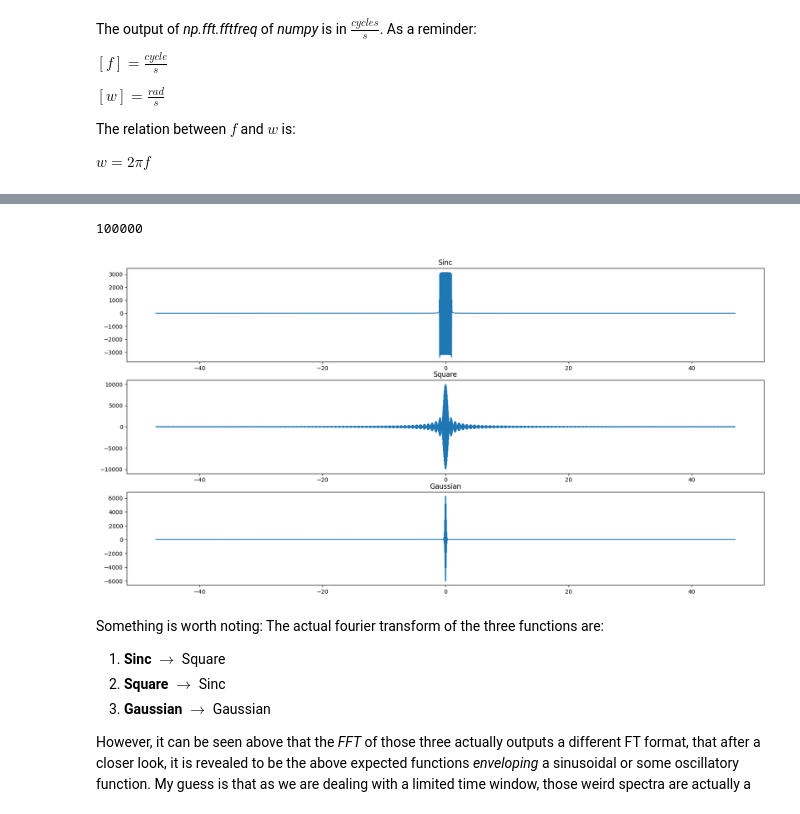
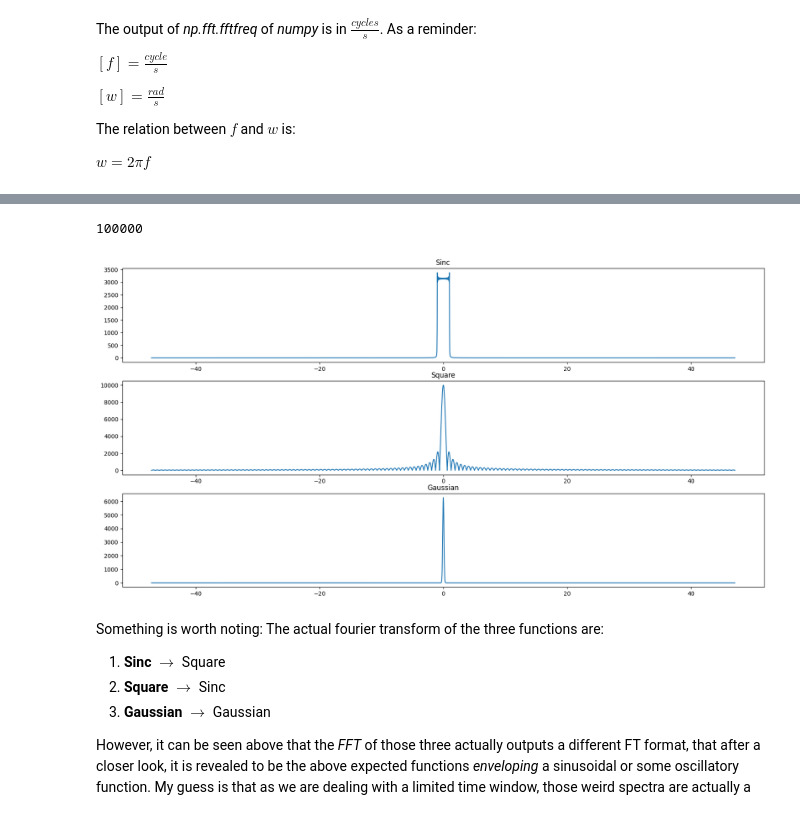
Before and after one commit to JoaoDell/MRI-study, a Jupyter notebook: examples/fft.ipynb, the cells around one changed output, grey strips where cells are left out. Drawn from its saved outputs; the diff is of its cells as text; code cells hidden in the pictures.

```diff
--- a/examples/fft.ipynb
+++ b/examples/fft.ipynb
@@ -51,18 +51,18 @@ def square_f(x, e_square):
 e_x = 100.0
 e_square = 5.0
 dt = 0.001
-x = np.arange(-e_x, e_x, dt)
+t = np.arange(-e_x, e_x, dt)
 
-sinc = sinc_f(x)
+sinc = sinc_f(t)
 
-gauss = gaussian(x, 0.0, 10.0).astype(np.float32)
+gauss = gaussian(t, 0.0, 10.0).astype(np.float32)
 
-square = square_f(x, e_square)
+square = square_f(t, e_square)
 
 print(sinc_f(0.000001))
 
 w = 100.0
-sin = np.sin(w*x)
+sin = np.sin(w*t)
 # %% [output]
 0.9999999999998334
 # %%
@@ -115,34 +100,34 @@ F_gauss_freqs = 2*np.pi*fftfreq(gauss.size, d = dt)
 # %%
 F_sinc = fftshift(F_sinc)
 F_sinc_freqs = fftshift(F_sinc_freqs)
 
 F_square = fftshift(F_square)
 F_square_freqs = fftshift(F_square_freqs)
 
 F_gauss = fftshift(F_gauss)
 F_gauss_freqs = fftshift(F_gauss_freqs)
 
 inv = ifft(F_gauss, F_gauss.shape[0])
 
-center = x.size//2
+center = t.size//2
 print(center)
-# b = x.size//2
+# b = t.size//2
 b = 1500
 
 plt.figure(figsize = (20, 10))
 plt.subplot(311)
-plt.plot(F_sinc_freqs[center - b:center + b], F_sinc.real[center - b:center + b])
+plt.plot(F_sinc_freqs[center - b:center + b], np.sqrt(F_sinc.real[center - b:center + b]**2 + F_sinc.imag[center - b:center + b]**2))
 plt.title("Sinc")
 plt.subplot(312)
-plt.plot(F_square_freqs[center - b:center + b], F_square.real[center - b:center + b])
+plt.plot(F_square_freqs[center - b:center + b], np.sqrt(F_square.real[center - b:center + b]**2 + F_square.imag[center - b:center + b]**2))
 plt.title("Square")
 plt.subplot(313)
-plt.plot(F_gauss_freqs[center - b:center + b], F_gauss.real[center - b:center + b])
+plt.plot(F_gauss_freqs[center - b:center + b], np.sqrt(F_gauss.real[center - b:center + b]**2 + F_gauss.imag[center - b:center + b]**2))
 plt.title("Gaussian")
 plt.show()
 # %% [output]
 100000
-[figure, old version]
+[figure, new version]
 # %% [markdown]
 Something is worth noting: The actual fourier transform of the three functions are:
 
```
Also changed, not shown: parts of 13 cells of this notebook, 4 other files.
